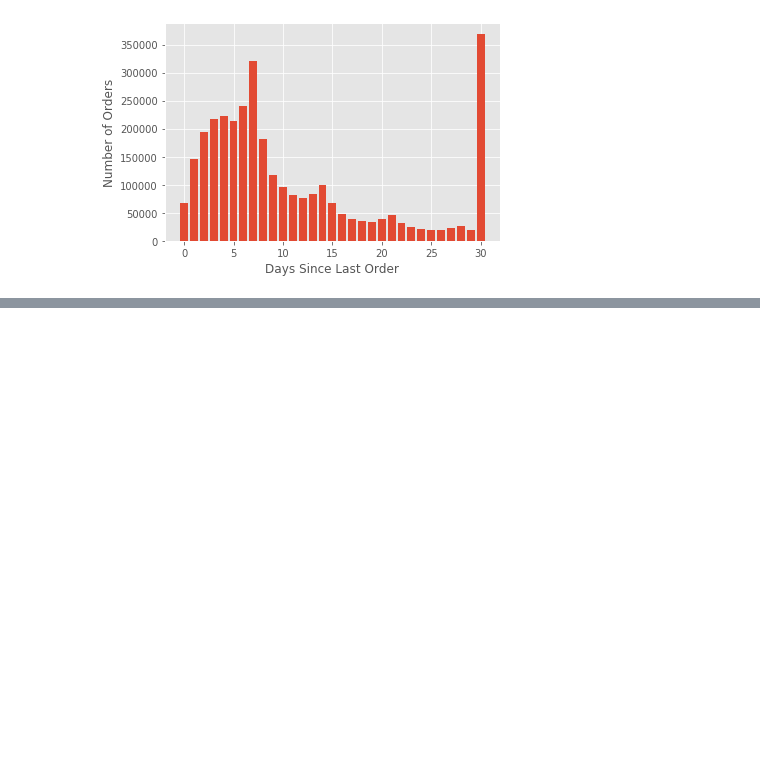
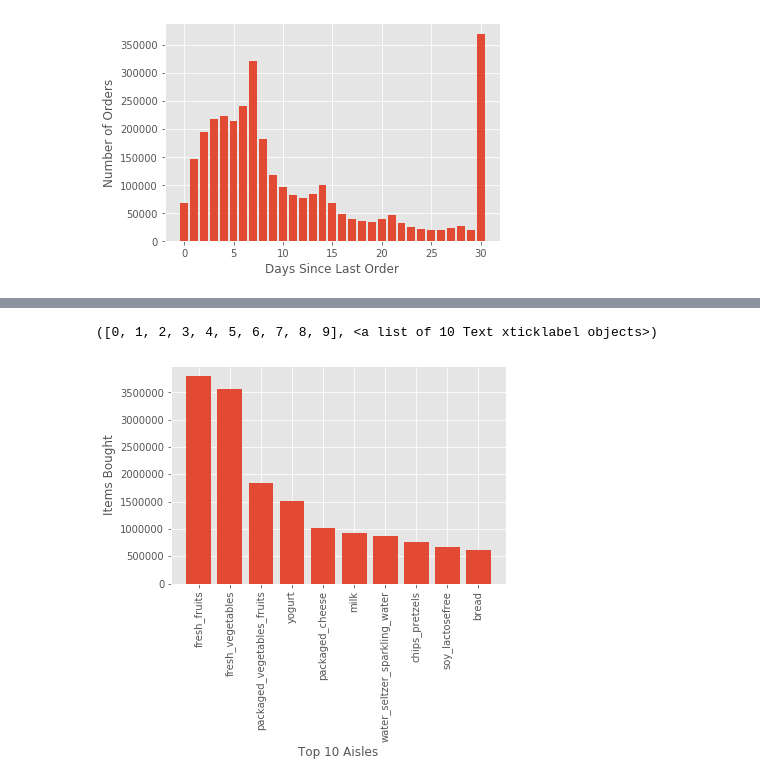
Before and after one commit to Josefa-Sullivan/Instacart, a Jupyter notebook: Zefa/EDA.ipynb, the cells around one changed output, grey strips where cells are left out. Saved outputs shown, nothing was run; the diff lists cells and outputs as text; code cells hidden in the pictures; blank space fills up the shorter version.

```diff
--- a/Zefa/EDA.ipynb
+++ b/Zefa/EDA.ipynb
@@ -273,3 +231,17 @@ plt.pyplot.plot(past_df.days_since_prior_order,past_df.index)
+# %%
+# Find the top 10 most popular aisles based on items bought per aisle
+x = full_prod_orders.groupby('aisle_id').product_name.agg('count').nlargest(10)
+top10_df = pd.merge(x, full_prod_orders, how='left', on=['aisle_id', 'aisle_id'])
+top10_df = top10_df.loc[:,['aisle_id', 'aisle']]
+y = top10_df.groupby('aisle', as_index=False).agg('count').sort_values(by='aisle_id', ascending=False)
+
+plt.pyplot.bar(y.aisle, y.aisle_id)
+plt.pyplot.xlabel('Top 10 Aisles')
+plt.pyplot.ylabel('Items Bought')
+plt.pyplot.xticks(rotation=90)
+# %% [output]
+([0, 1, 2, 3, 4, 5, 6, 7, 8, 9], <a list of 10 Text xticklabel objects>)
+[figure, added]
 # %% [markdown]
 ### Conclusions
 
```
Also changed, not shown: parts of 23 cells of this notebook, 1 other file.
